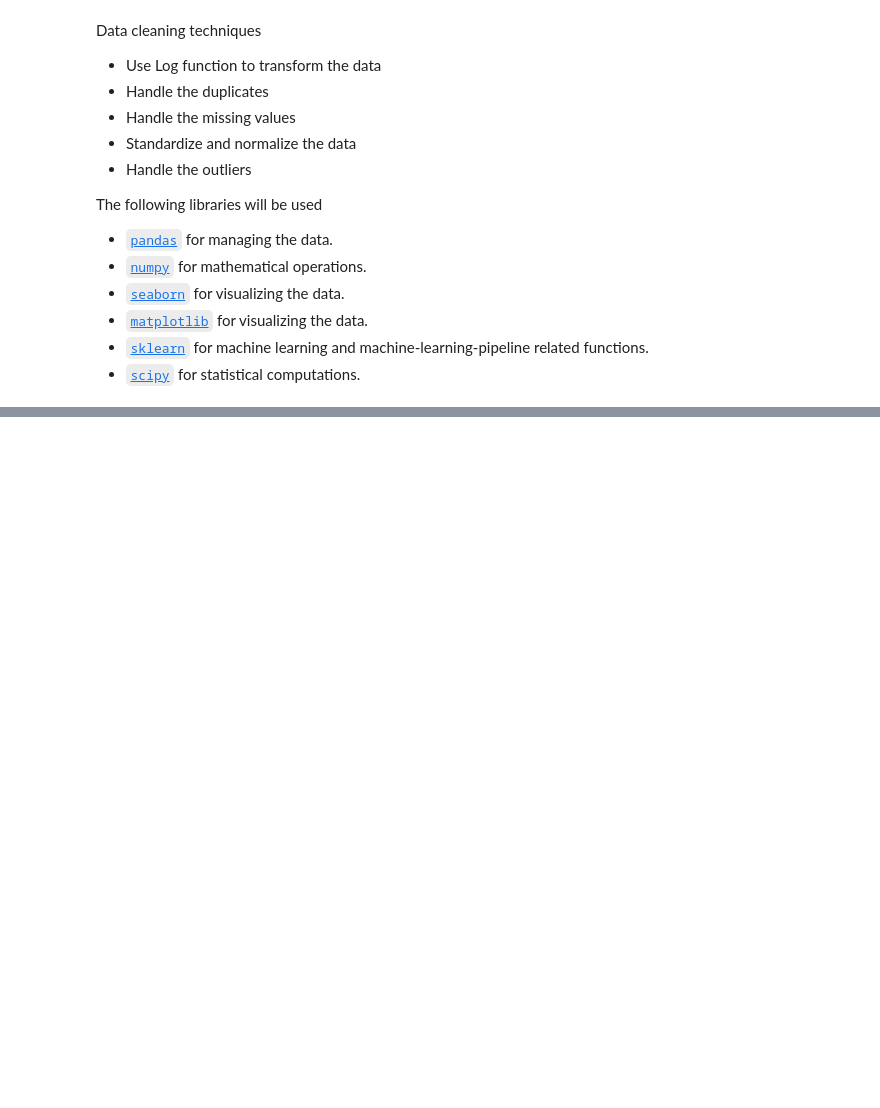
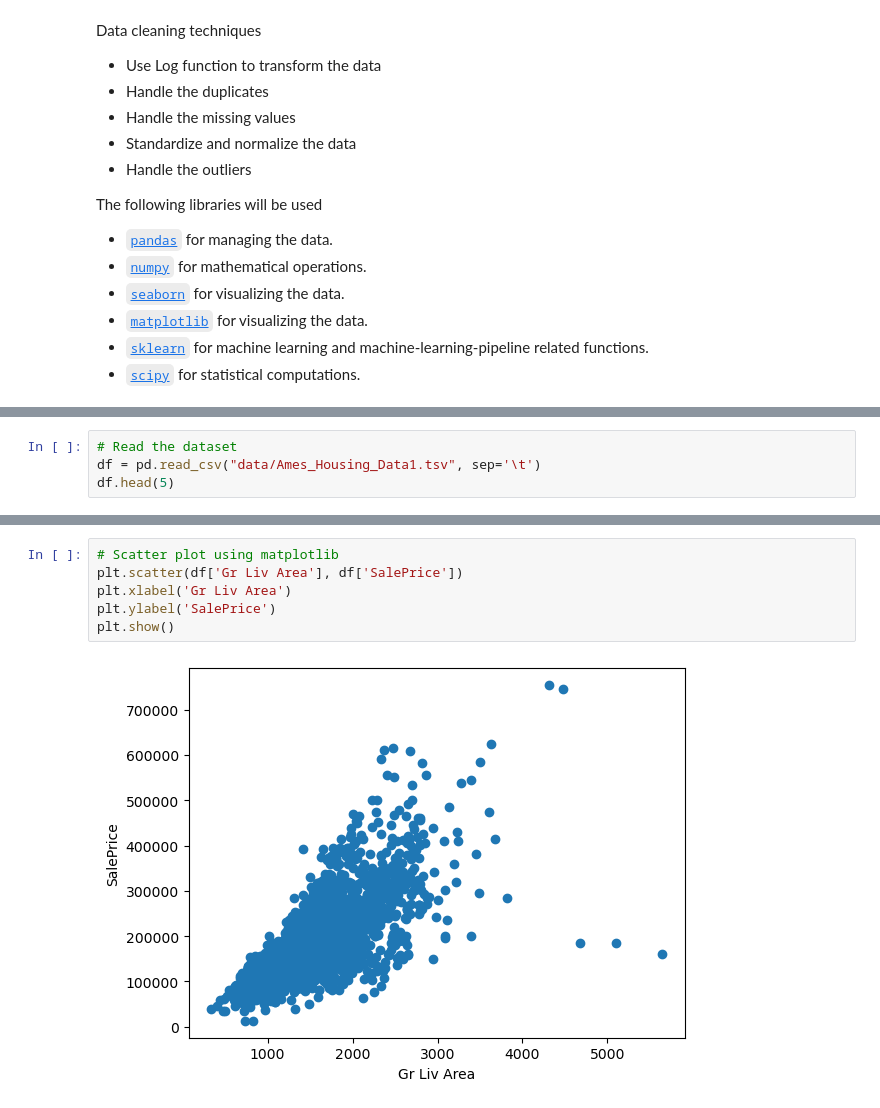
Before and after one commit to Mirwais-Farahi/IBM-Machine-Learning-Professional-Certificate, a Jupyter notebook: Exploratory-Data-Analysis-for-Machine-Learning/data-cleaning.ipynb, the cells around one changed output, grey strips where cells are left out. Saved outputs shown, nothing was run; the diff lists cells and outputs as text; blank space fills up the shorter version.

```diff
--- a/Exploratory-Data-Analysis-for-Machine-Learning/data-cleaning.ipynb
+++ b/Exploratory-Data-Analysis-for-Machine-Learning/data-cleaning.ipynb
@@ -52,0 +33,4 @@ housing.head(5)
+# %%
+# Read the dataset
+df = pd.read_csv("data/Ames_Housing_Data1.tsv", sep='\t')
+df.head(5)
@@ -52,0 +135,8 @@ housing.head(5)
+# %%
+# Scatter plot using matplotlib
+plt.scatter(df['Gr Liv Area'], df['SalePrice'])
+plt.xlabel('Gr Liv Area')
+plt.ylabel('SalePrice')
+plt.show()
+# %% [output]
+[figure, added]
```
Also changed, not shown: parts of 25 cells of this notebook, 1 other file.
